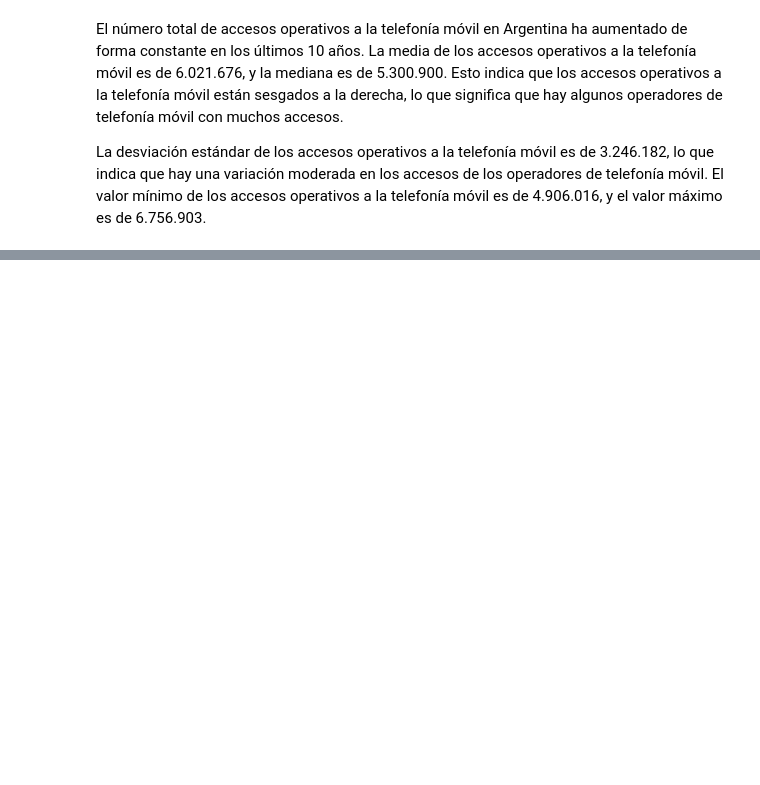
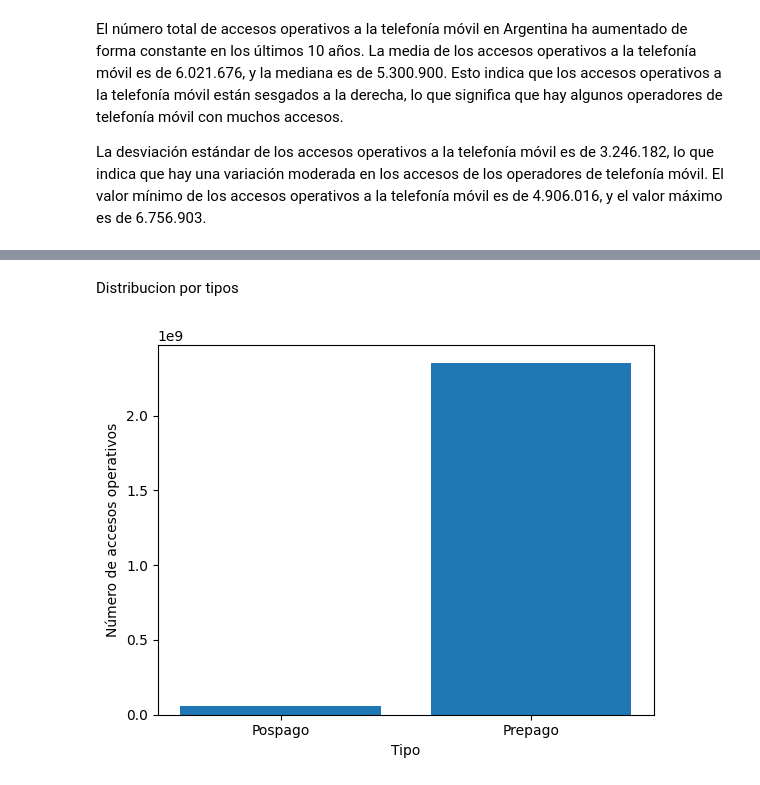
Before and after one commit to freddyv1828/Telecomunicaciones, a Jupyter notebook: Notebooks/EDA.ipynb, the cells around one changed output, grey strips where cells are left out. Cells and saved outputs as stored; diff of their text form; code cells hidden in the pictures; blank space fills up the shorter version.

```diff
--- a/Notebooks/EDA.ipynb
+++ b/Notebooks/EDA.ipynb
@@ -533,0 +554,9 @@ tasa_de_penetracion = total_accesos_operativos / poblacion * 100
+# %%
+# Distribución de los accesos operativos por tipo
+distribucion_por_tipo = total_acceso_telefonia_movil.groupby("Total_de_accesos_tipo")["Total_de_accesos_operativos"].sum()
+
+# Distribución de los accesos operativos por trimestre
+distribucion_por_trimestre = total_acceso_telefonia_movil.groupby("Trimestre")["Total_de_accesos_operativos"].sum()
+
+# Relación entre los accesos operativos y la penetración de la telefonía móvil
+correlacion = np.corrcoef(total_accesos_operativos, tasa_de_penetracion)[0, 1]
@@ -533,0 +589,12 @@ tasa_de_penetracion = total_accesos_operativos / poblacion * 100
+# %% [markdown]
+Distribucion por tipos
+# %%
+# Creamos el gráfico
+plt.bar(distribucion_por_tipo.index, distribucion_por_tipo.values)
+plt.xlabel("Tipo")
+plt.ylabel("Número de accesos operativos")
+
+# Mostramos el gráfico
+plt.show()
+# %% [output]
+[figure, added]
```
Also changed, not shown: parts of 9 cells of this notebook, 1 other file.
